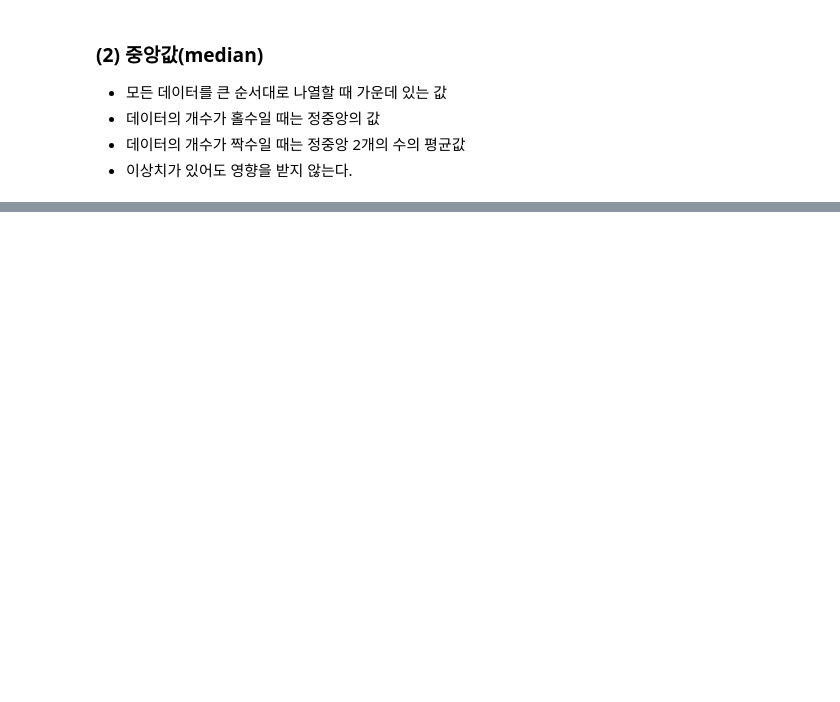
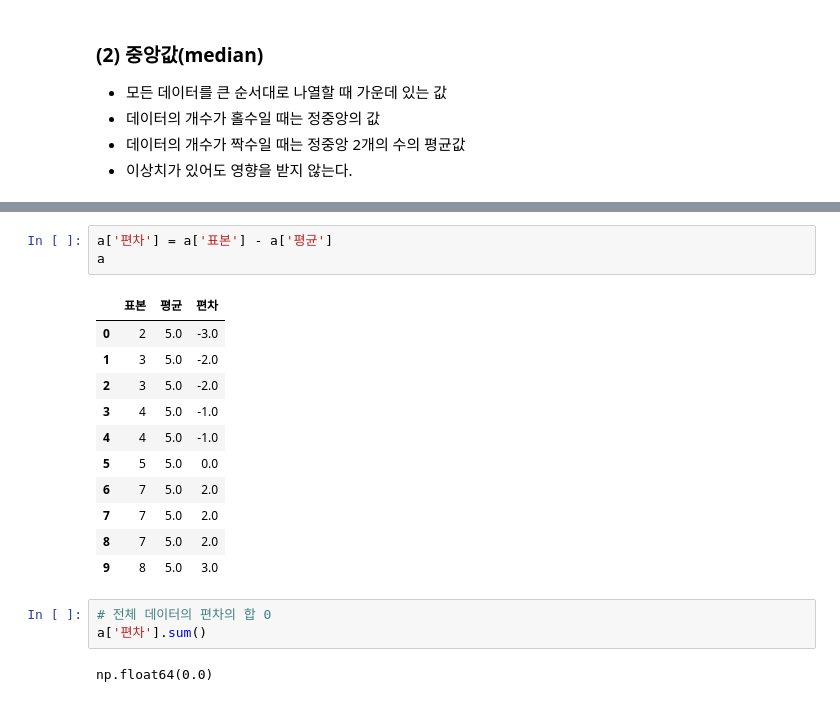
Before and after one commit to LongS1eeper/fintech_service_2nd, a Jupyter notebook: 05machine_learning/14기초통계의이해.ipynb, the cells around one changed output, grey strips where cells are left out. Drawn from its saved outputs; the diff is of its cells as text; blank space fills up the shorter version.

```diff
--- a/05machine_learning/14기초통계의이해.ipynb
+++ b/05machine_learning/14기초통계의이해.ipynb
@@ -65,0 +303,20 @@ NameError: name 'gmean' is not defined
+# %%
+a['편차'] = a['표본'] - a['평균']
+a
+# %% [output]
+|  | 표본 | 평균 | 편차 |
+| 0 | 2 | 5.0 | -3.0 |
+| 1 | 3 | 5.0 | -2.0 |
+| 2 | 3 | 5.0 | -2.0 |
+| 3 | 4 | 5.0 | -1.0 |
+| 4 | 4 | 5.0 | -1.0 |
+| 5 | 5 | 5.0 | 0.0 |
+| 6 | 7 | 5.0 | 2.0 |
+| 7 | 7 | 5.0 | 2.0 |
+| 8 | 7 | 5.0 | 2.0 |
+| 9 | 8 | 5.0 | 3.0 |
+# %%
+# 전체 데이터의 편차의 합 0
+a['편차'].sum()
+# %% [output]
+np.float64(0.0)
```
Also changed, not shown: parts of 45 cells of this notebook.
